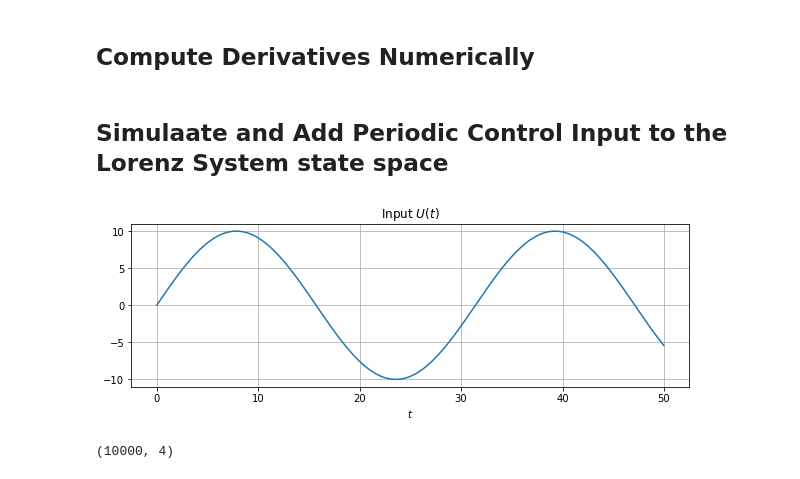
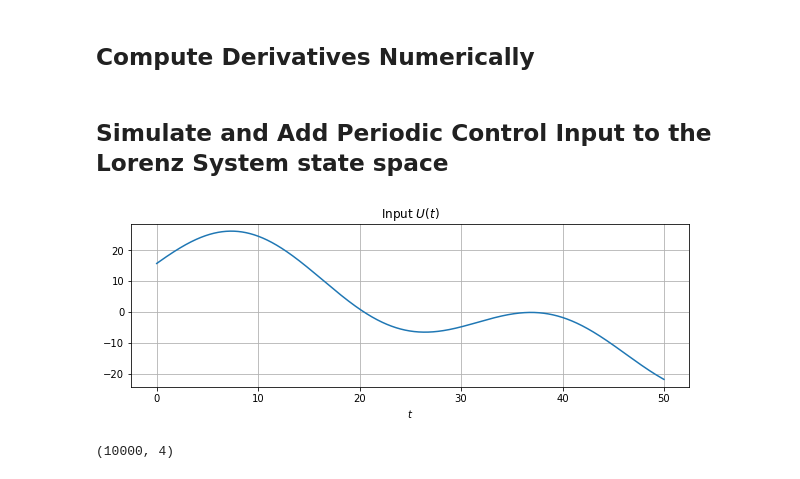
Before and after one commit to ches-001/Sparse-Identification-of-Nonlinear-Dynamics, a Jupyter notebook: main.ipynb, the cells around one changed output. Cells and saved outputs as stored; diff of their text form; code cells hidden in the pictures.

```diff
--- a/main.ipynb
+++ b/main.ipynb
@@ -20,7 +20,8 @@ n_steps = 10000
 t = np.linspace(0, 50, n_steps)
 
 # simulated states and timsteps data
-X, t = simulate_lorenz_attractor(
+X, t = simulate_3d_attractor(
+    ode_func=lorenz_ode,
     initial_state=X0,
     timesteps=t,
     params=params
@@ -44,17 +53,17 @@ actual_derivatives = np.array([
     lorenz_ode(t, x, sigma, rho, beta) for t, x in zip(t, X)
 ])
 # %% [markdown]
-## Simulaate and Add Periodic Control Input to the Lorenz System state space
+## Simulate and Add Periodic Control Input to the Lorenz System state space
 # %%
 # periodic control input
-U = 10 * np.sin(t / 5)
+U = (10 * np.sin(t / 5)) + (15 * np.cos(t / 15)) + (5 * np.sin((t + 2) / 15))
 plt.figure(figsize=(10, 3))
 plt.plot(t, U)
 plt.title(r'Input $U(t)$')
 plt.xlabel(r'$t$')
 plt.grid()
 # %% [output]
-[figure, old version]
+[figure, new version]
 # %%
 # Add periodic control input to state matrix
 X_U = np.concatenate([X, U.reshape(-1, 1)], axis=1)
```
Also changed, not shown: parts of 4 cells of this notebook, 4 other files.
